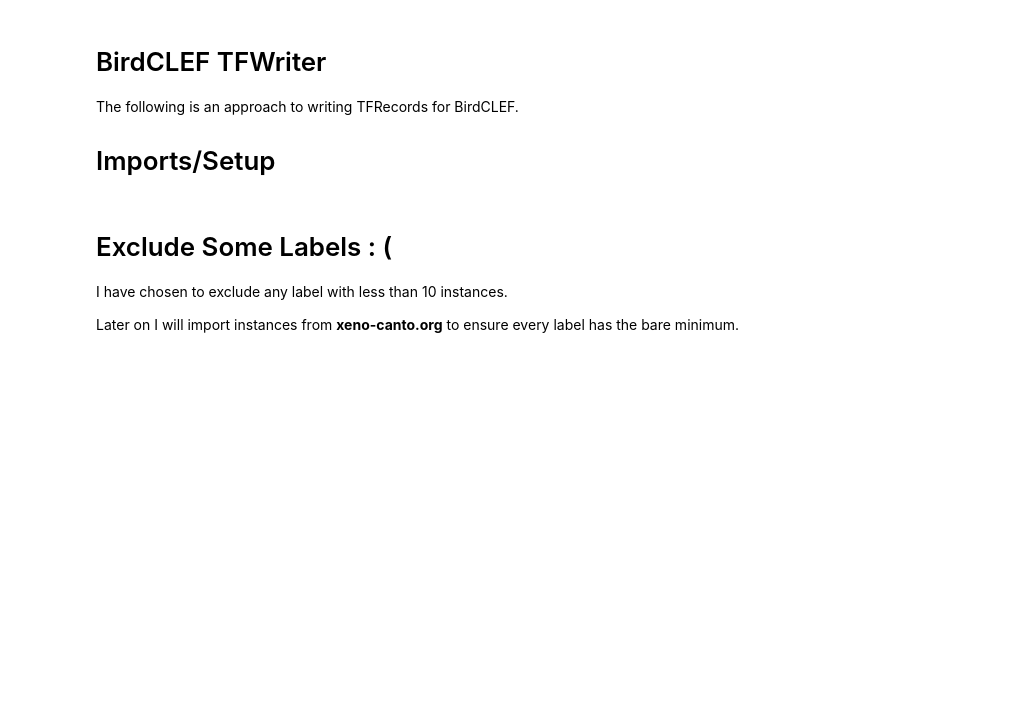
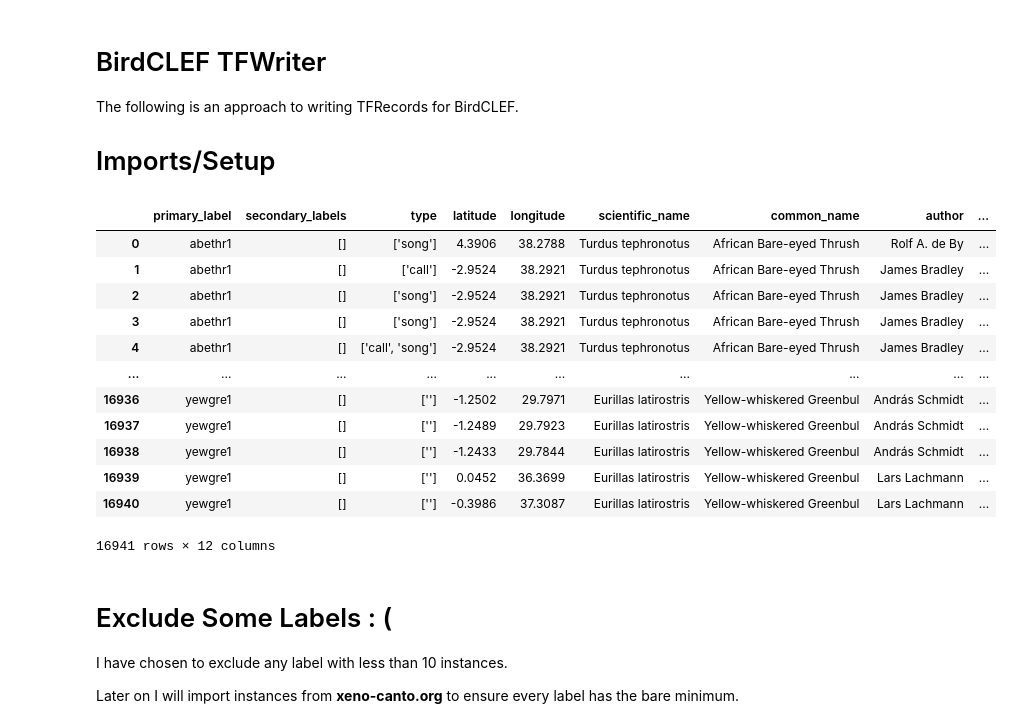
Before and after one commit to djm3622/personal_proj, a Jupyter notebook: birdclef-amp-tfrecord.ipynb, the cells around one changed output. Drawn from its saved outputs; the diff is of its cells as text; code cells hidden in the pictures; blank space fills up the shorter version.

```diff
--- a/birdclef-amp-tfrecord.ipynb
+++ b/birdclef-amp-tfrecord.ipynb
@@ -19,6 +22,22 @@ metadata = '/kaggle/input/birdclef-2023/train_metadata.csv'
 # %%
 dftax = pd.read_csv(taxonomy)
 dfmeta = pd.read_csv(metadata)
+# %%
+dfmeta
+# %% [output]
+|  | primary_label | secondary_labels | type | latitude | longitude | scientific_name | common_name | author | ... |
+| 0 | abethr1 | [] | ['song'] | 4.3906 | 38.2788 | Turdus tephronotus | African Bare-eyed Thrush | Rolf A. de By | ... |
+| 1 | abethr1 | [] | ['call'] | -2.9524 | 38.2921 | Turdus tephronotus | African Bare-eyed Thrush | James Bradley | ... |
+| 2 | abethr1 | [] | ['song'] | -2.9524 | 38.2921 | Turdus tephronotus | African Bare-eyed Thrush | James Bradley | ... |
+| 3 | abethr1 | [] | ['song'] | -2.9524 | 38.2921 | Turdus tephronotus | African Bare-eyed Thrush | James Bradley | ... |
+| 4 | abethr1 | [] | ['call', 'song'] | -2.9524 | 38.2921 | Turdus tephronotus | African Bare-eyed Thrush | James Bradley | ... |
+| ... | ... | ... | ... | ... | ... | ... | ... | ... | ... |
+| 16936 | yewgre1 | [] | [''] | -1.2502 | 29.7971 | Eurillas latirostris | Yellow-whiskered Greenbul | András Schmidt | ... |
+| 16937 | yewgre1 | [] | [''] | -1.2489 | 29.7923 | Eurillas latirostris | Yellow-whiskered Greenbul | András Schmidt | ... |
+| 16938 | yewgre1 | [] | [''] | -1.2433 | 29.7844 | Eurillas latirostris | Yellow-whiskered Greenbul | András Schmidt | ... |
+| 16939 | yewgre1 | [] | [''] | 0.0452 | 36.3699 | Eurillas latirostris | Yellow-whiskered Greenbul | Lars Lachmann | ... |
+| 16940 | yewgre1 | [] | [''] | -0.3986 | 37.3087 | Eurillas latirostris | Yellow-whiskered Greenbul | Lars Lachmann | ... |
+16941 rows × 12 columns
 # %% [markdown]
 # Exclude Some Labels    : (
 
```
Also changed, not shown: parts of 18 cells of this notebook.
